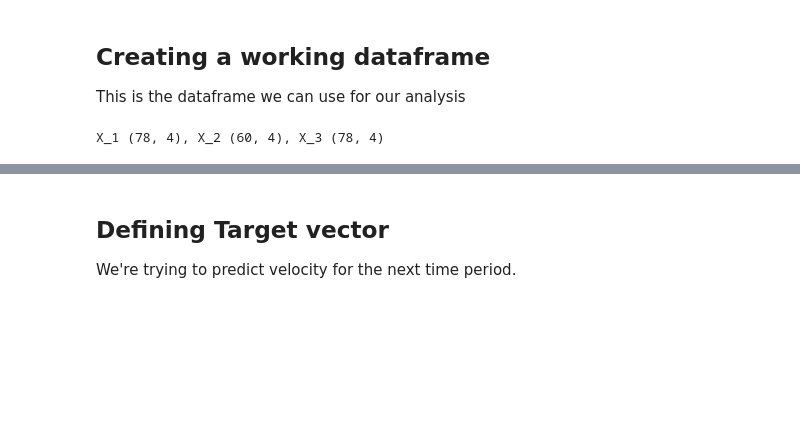
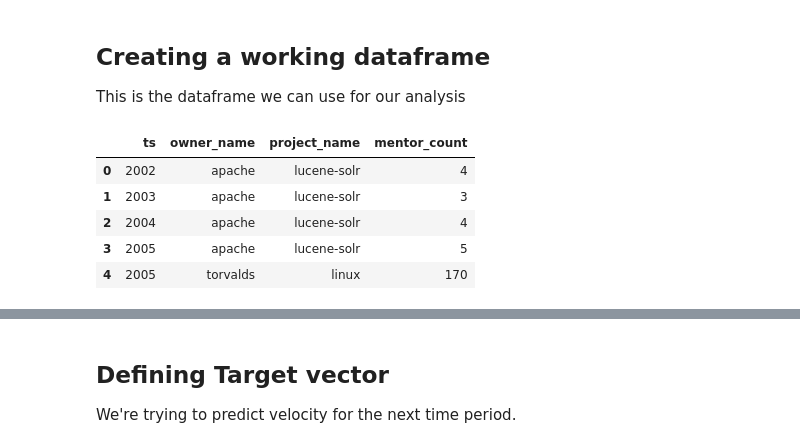
Before and after one commit to tbonza/EDS19, a Jupyter notebook: project/PredictingRepoHealth.ipynb, the cells around one changed output, grey strips where cells are left out. Cells and saved outputs as stored; diff of their text form; code cells hidden in the pictures; blank space fills up the shorter version.

```diff
--- a/project/PredictingRepoHealth.ipynb
+++ b/project/PredictingRepoHealth.ipynb
@@ -146,6 +158,8 @@ def num_mentors(df, period:str, subperiod:str, k:int):
         ok = ok[['year', 'owner_name', 'project_name', 'email']]
         ok.columns = ['ts', 'owner_name', 'project_name', 'mentor_count']
         result = ok[ok.mentor_count >= k].groupby(['ts', 'owner_name', 'project_name']).count()
+
+        result = result.reset_index()
         return result
 
     else:
@@ -182,14 +196,22 @@ def num_orgs(df, period):
 ## Creating a working dataframe
 
 This is the dataframe we can use for our analysis
+# %%
+X_2 = num_mentors(df, 'Y', 'M', 6)
+X_2.head()
+# %% [output]
+|  | ts | owner_name | project_name | mentor_count |
+| 0 | 2002 | apache | lucene-solr | 4 |
+| 1 | 2003 | apache | lucene-solr | 3 |
+| 2 | 2004 | apache | lucene-solr | 4 |
+| 3 | 2005 | apache | lucene-solr | 5 |
+| 4 | 2005 | torvalds | linux | 170 |
 # %%
 X_1 = num_authors(df, 'Y').reset_index()
 X_2 = num_mentors(df, 'Y', 'M', 6).reset_index()
 X_3 = num_orgs(df, 'Y')
 
 print("X_1 {}, X_2 {}, X_3 {}".format(X_1.shape, X_2.shape, X_3.shape))
-# %% [output]
-X_1 (78, 4), X_2 (60, 4), X_3 (78, 4)
 # %%
 X_13 = pd.merge(X_1, X_3)
 X_13.ts  = X_13.ts.apply(lambda x: x.year)
```
Also changed, not shown: parts of 17 cells of this notebook, 4 other files.
